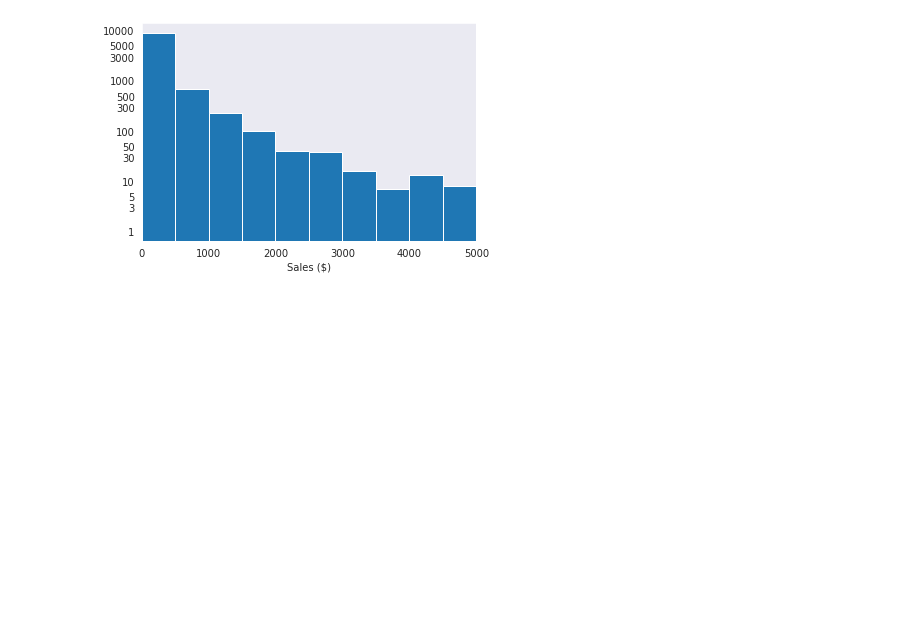
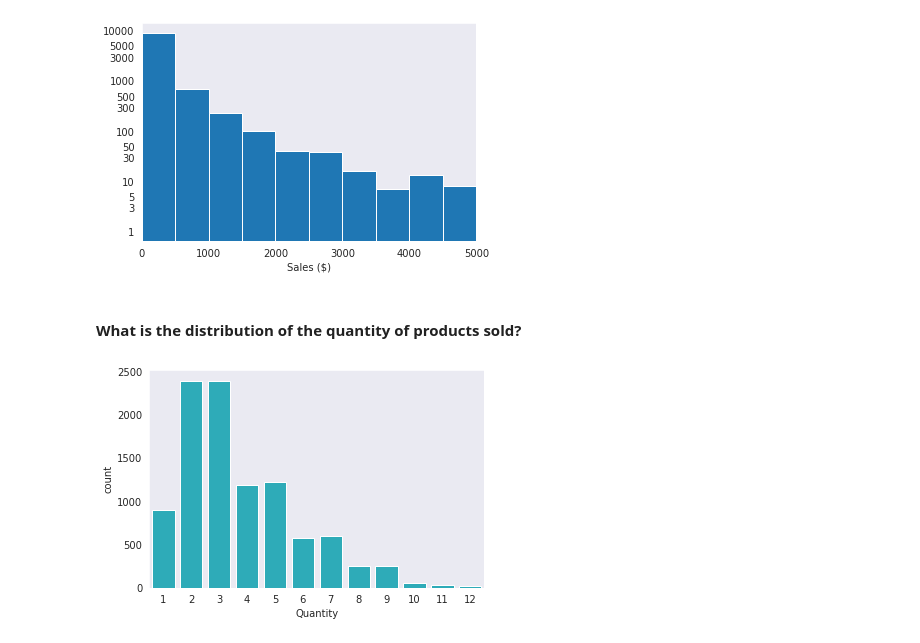
Before and after one commit to Dee-nDee/SuperStore_Data_Analysis, a Jupyter notebook: SuperStore.ipynb, the cells around one changed output. Cells and saved outputs as stored; diff of their text form; code cells hidden in the pictures; blank space fills up the shorter version.

Commit message:
feat: Quantity Feature Exploration

```diff
--- a/SuperStore.ipynb
+++ b/SuperStore.ipynb
@@ -247,0 +257,6 @@ samp_superstore.duplicated().sum()
+# %%
+#change Quantity datatype to string
+samp_superstore.Quantity = samp_superstore.Quantity.astype(str)
+
+#confirm
+samp_superstore.dtypes
@@ -247,0 +279,13 @@ samp_superstore.duplicated().sum()
+# %%
+#create Quantity order
+quantity_order = ["1", "2", "3", "4", "5", "6",
+                  "7", "8", "9", "10", "11", "12"]
+# %%
+#create the Quantity categorical datatype
+quantity_cat_dtype = pd.api.types.CategoricalDtype(ordered = True, categories = quantity_order)
+
+#apply created datatype on Quantity column
+samp_superstore.Quantity = samp_superstore.Quantity.astype(quantity_cat_dtype)
+
+#confirm
+samp_superstore.dtypes
@@ -455,3 +513,12 @@ plt.xlabel("Sales ($)")
 plt.grid(False)
 # %% [output]
 [figure]
+# %% [markdown]
+#### What is the distribution of the quantity of products sold?
+# %%
+#visual Quantity of products sold
+sb.countplot(data = samp_superstore, x = "Quantity", color = choice_color);
+
+plt.grid(False)
+# %% [output]
+[figure, added]
```
Also changed, not shown: parts of 8 cells of this notebook.
